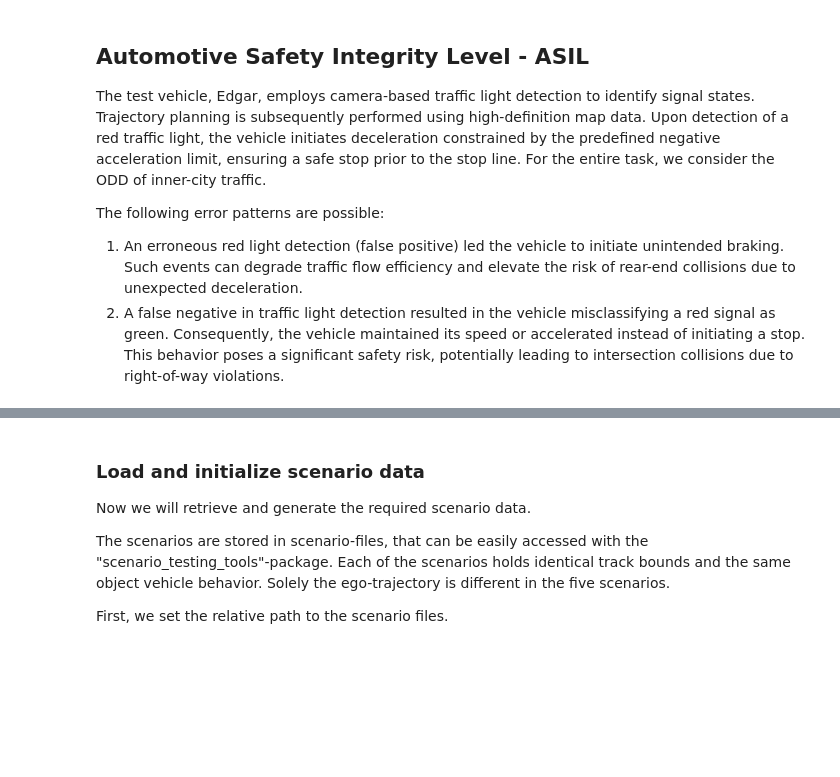
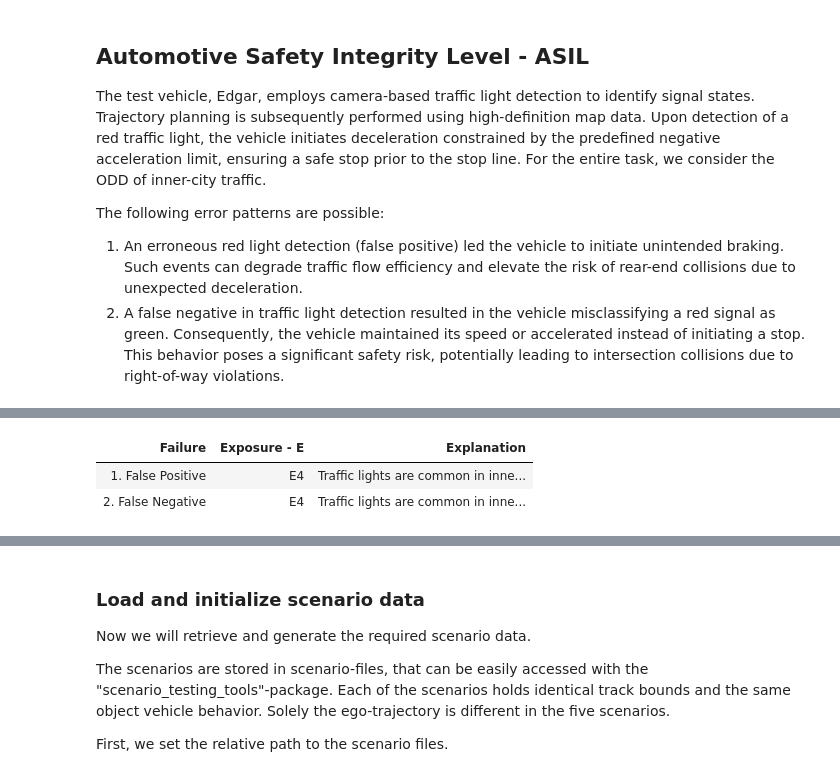
Before and after one commit to TUMGEKA/09-AV-Safety, a Jupyter notebook: practice.ipynb, the cells around one changed output, grey strips where cells are left out. Cells and saved outputs as stored; diff of their text form; code cells hidden in the pictures; blank space fills up the shorter version.

```diff
--- a/practice.ipynb
+++ b/practice.ipynb
@@ -50,0 +81,51 @@ for each error pattern in the following table:
+# %%
+# @title Enter the exposure (E) and a brief explanation for each error pattern in the following table:
+%%html
+<html>
+<head>
+  <meta charset="utf-8">
+  <style>
+    .mytable {
+      font-size: 16px;          /* ← change this value (px, em, rem, %) */
+      border-collapse: collapse;
+      font-family: Arial, sans-serif;
+    }
+    .mytable th, .mytable td {
+      border: 1px solid #ccc;
+      padding: 8px 10px;
+      text-align: left;
+    }
+    .mytable th {
+      background: #f5f5f5;
+      font-weight: 600;
+    }
+  </style>
+</head>
+<body>
+  <table class="mytable">
+    <thead>
+      <tr>
+        <th>Failure</th>
+        <th>Exposure - E</th>
+        <th>Explanation</th>
+      </tr>
+    </thead>
+    <tbody>
+      <tr>
+        <td>1. False Positive</td>
+        <td>E4</td>
+        <td>Traffic lights are common in inner-city traffic</td>
+      </tr>
+      <tr>
+        <td>2. False Negative</td>
+        <td>E4</td>
+        <td>Traffic lights are common in inner-city traffic</td>
+      </tr>
+    </tbody>
+  </table>
+</body>
+</html>
+# %% [output]
+| Failure | Exposure - E | Explanation |
+| 1. False Positive | E4 | Traffic lights are common in inne... |
+| 2. False Negative | E4 | Traffic lights are common in inne... |
```
Also changed, not shown: parts of 13 cells of this notebook.
